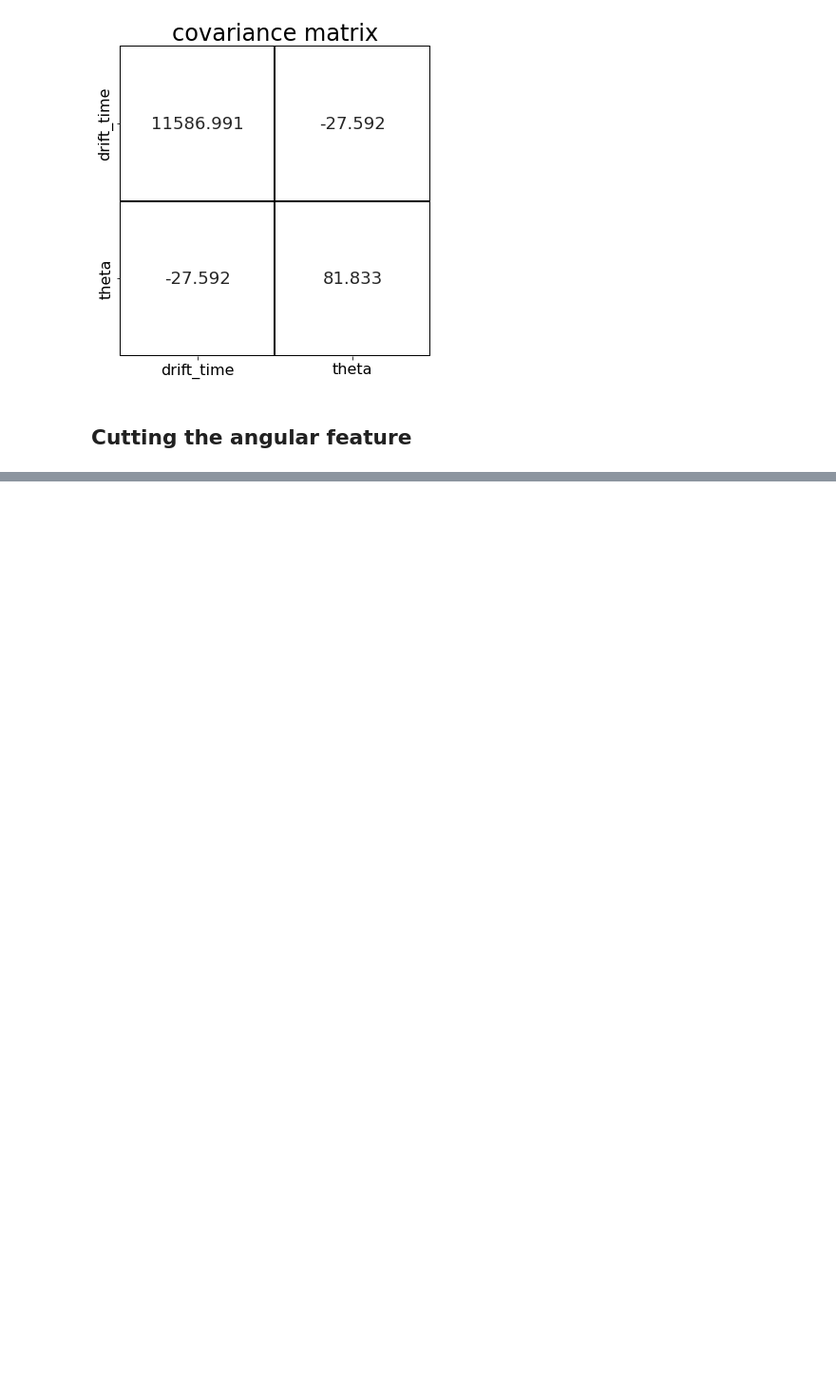
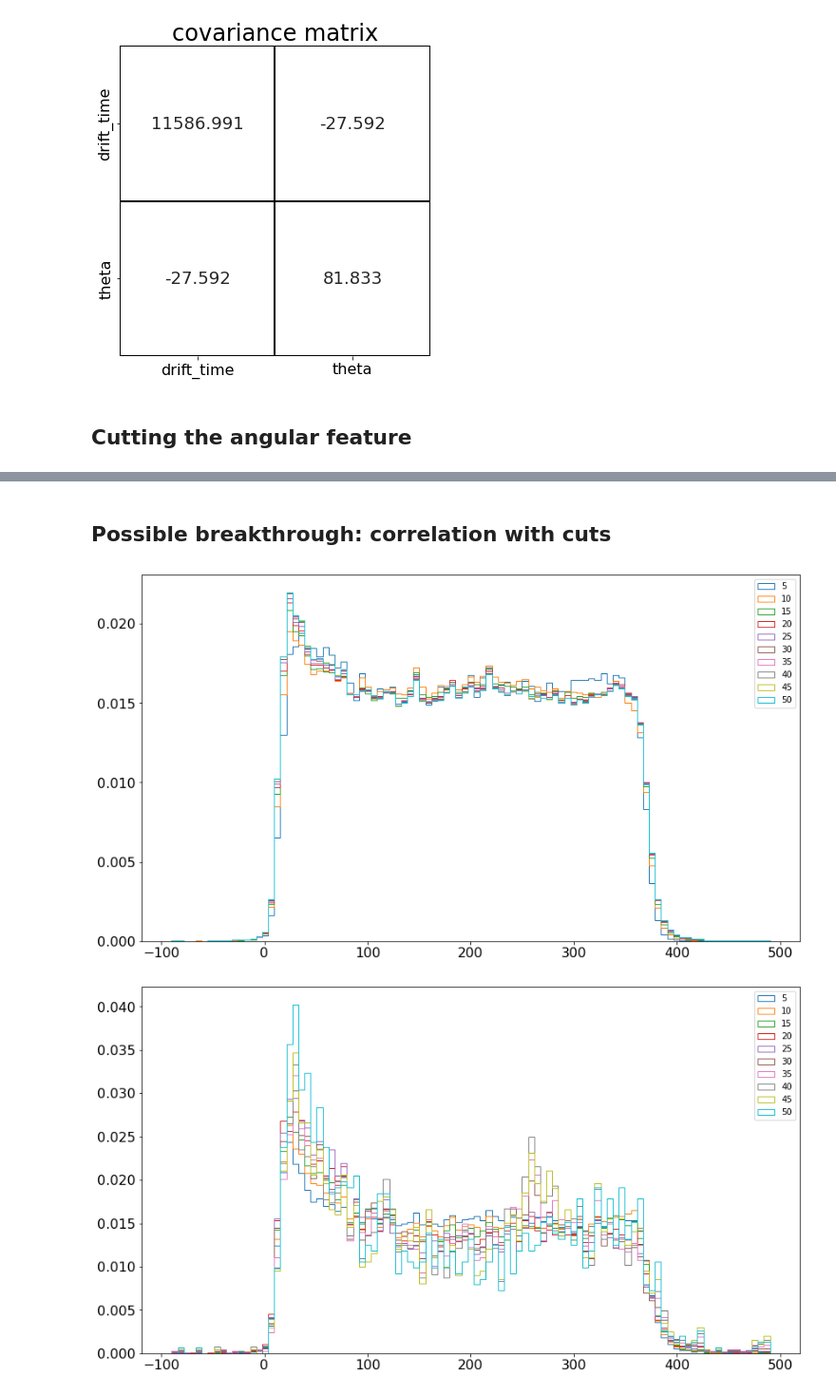
Before and after one commit to GiacomoFrn/Advanced-DQM-for-DT-detector, a Jupyter notebook: correlations/correlations_eda.ipynb, the cells around one changed output, grey strips where cells are left out. Shown: that part at 95% size. Saved outputs shown, nothing was run; the diff lists cells and outputs as text; code cells hidden in the pictures; blank space fills up the shorter version.

```diff
--- a/correlations/correlations_eda.ipynb
+++ b/correlations/correlations_eda.ipynb
@@ -218,0 +223,2 @@ plt.show()
+# %% [markdown]
+## Possible breakthrough: correlation with cuts
@@ -218,0 +237,40 @@ plt.show()
+# %%
+thetas = [
+    5,
+    10,
+    15,
+    20,
+    25,
+    30,
+    35,
+    40,
+    45,
+    50,
+]
+low_cuts = [
+    np.abs(df.theta) < theta for theta in thetas
+]
+high_cuts = [
+    np.abs(df.theta) > theta for theta in thetas
+]
+# %%
+low_hists = [normalize(*np.histogram(df[cut].drift_time, bins=bins)) for cut in low_cuts]
+low_peaks = [h.max() for h in low_hists]
+
+for h, theta in zip(low_hists, thetas):
+    plt.hist(bins[:-1], bins=bins, weights=h, label=str(theta), histtype="step")
+
+plt.legend()
+plt.show()
+
+high_hists = [normalize(*np.histogram(df[cut].drift_time, bins=bins)) for cut in high_cuts]
+high_peaks = [h.max() for h in high_hists]
+
+for h, theta in zip(high_hists, thetas):
+    plt.hist(bins[:-1], bins=bins, weights=h, label=str(theta), histtype="step")
+
+plt.legend()
+plt.show()
+# %% [output]
+[figure, added]
+[figure, added]
```
Also changed, not shown: parts of 3 cells of this notebook.
